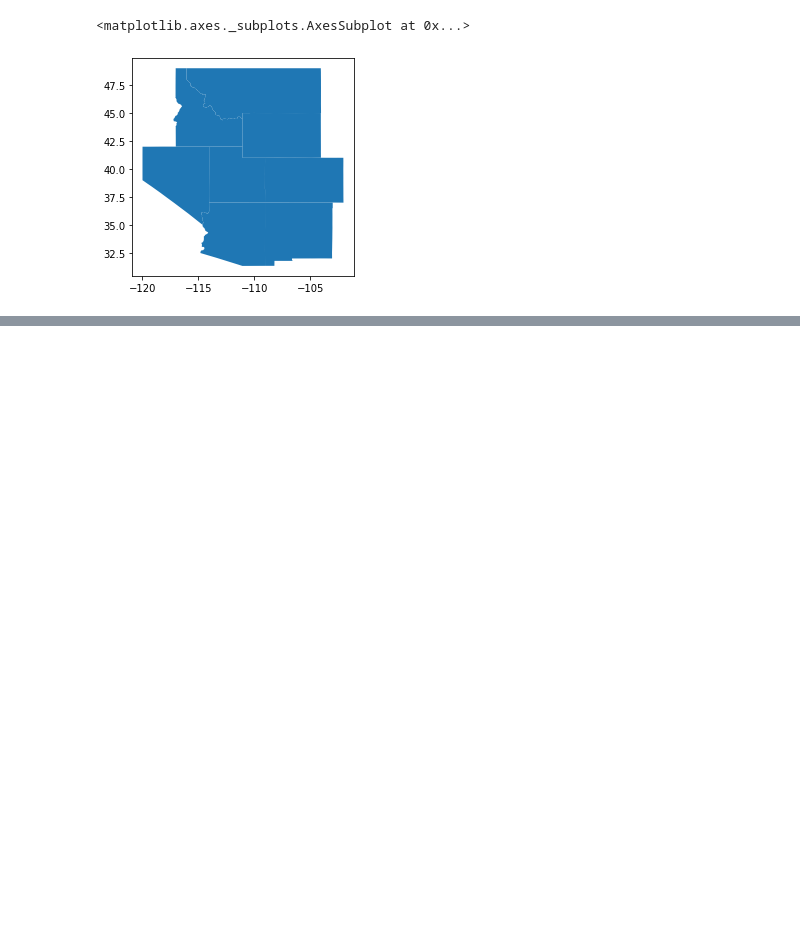
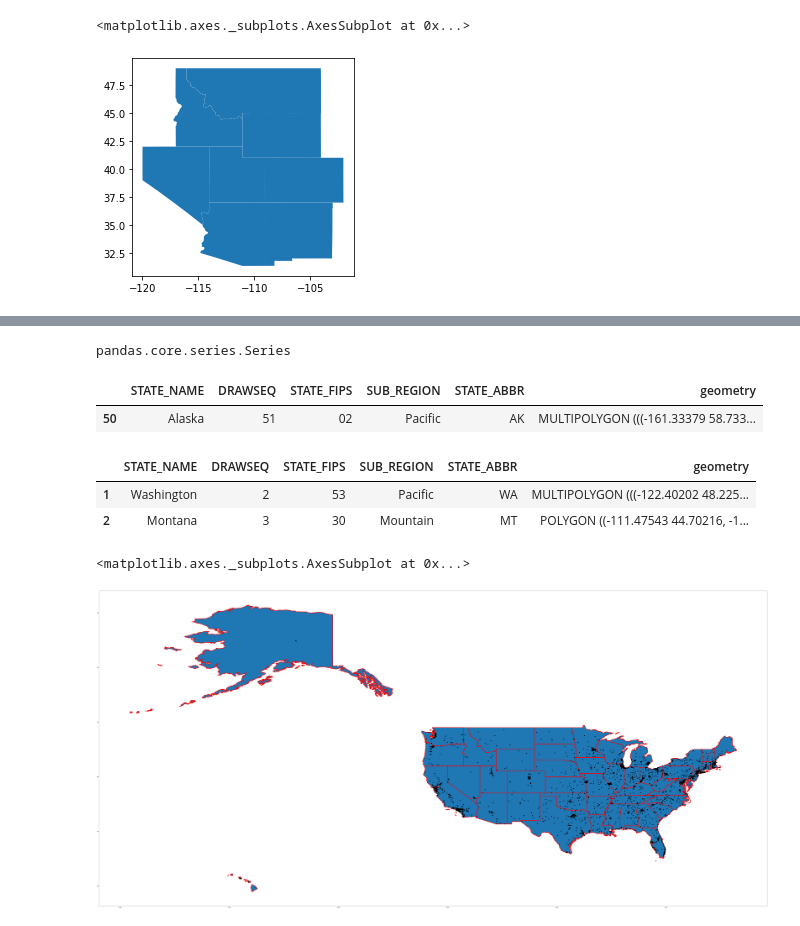
Before and after one commit to RubinBaskir/MEA_Mapper, a Jupyter notebook: working_notebook.ipynb, the cells around one changed output, grey strips where cells are left out. Saved outputs shown, nothing was run; the diff lists cells and outputs as text; code cells hidden in the pictures; blank space fills up the shorter version.

Commit message:
added individual states, how to all cities, and started how to add individual cities

```diff
--- a/working_notebook.ipynb
+++ b/working_notebook.ipynb
@@ -274,0 +191,23 @@ Changes not staged for commit:
+# %%
+type(usa.STATE_ABBR == 'AK')
+# %% [output]
+pandas.core.series.Series
+# %%
+usa[usa.STATE_ABBR == 'AK']
+# %% [output]
+|  | STATE_NAME | DRAWSEQ | STATE_FIPS | SUB_REGION | STATE_ABBR | geometry |
+| 50 | Alaska | 51 | 02 | Pacific | AK | MULTIPOLYGON (((-161.33379 58.733... |
+# %%
+usa[1:3]
+# %% [output]
+|  | STATE_NAME | DRAWSEQ | STATE_FIPS | SUB_REGION | STATE_ABBR | geometry |
+| 1 | Washington | 2 | 53 | Pacific | WA | MULTIPOLYGON (((-122.40202 48.225... |
+| 2 | Montana | 3 | 30 | Mountain | MT | POLYGON ((-111.47543 44.70216, -1... |
+# %%
+fig, ax = plt.subplots(figsize=(100,100))
+for state in usa.STATE_ABBR:
+   usa[usa.STATE_ABBR == state].plot(ax=ax, edgecolor='r', linewidth = 4)
+city_points.plot(ax=ax, color = 'black')
+# %% [output]
+<matplotlib.axes._subplots.AxesSubplot at 0x...>
+[figure, added]
```
Also changed, not shown: parts of 26 cells of this notebook, 1 other file.
